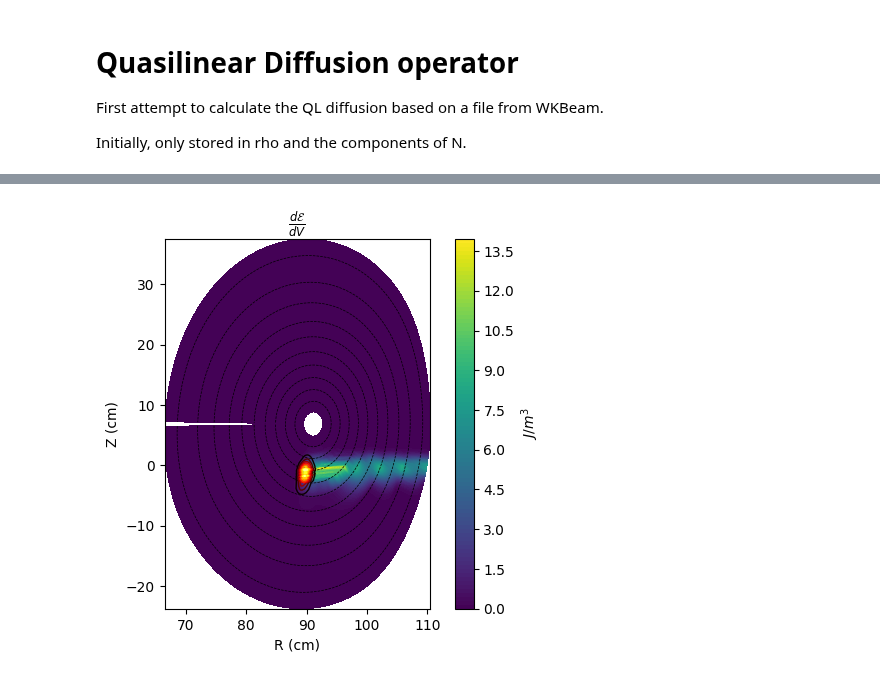
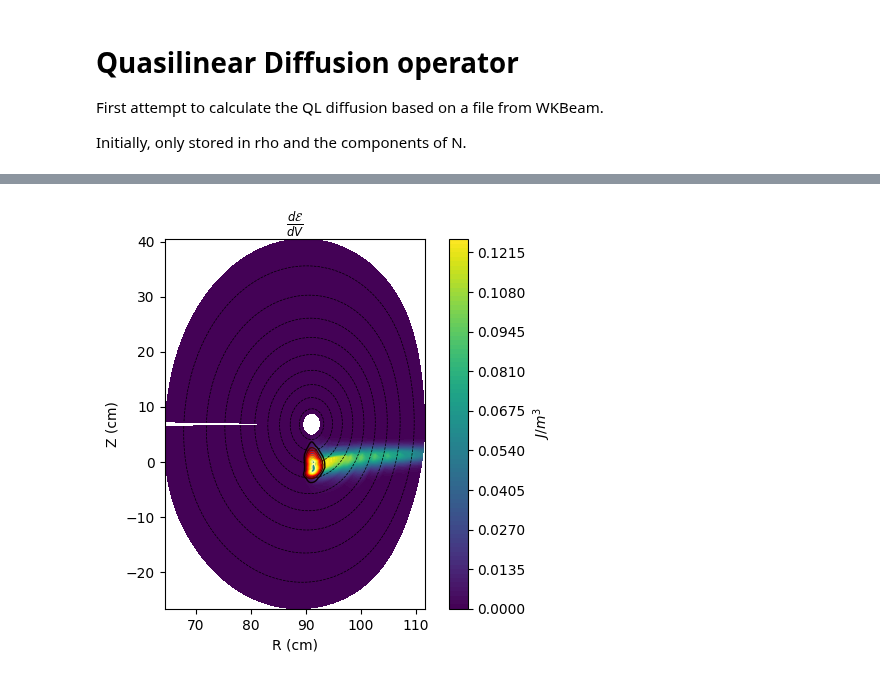
Before and after one commit to EwoutDevlaminck/WKBacca_QL, a Jupyter notebook: QL_diffusion.ipynb, the cells around one changed output, grey strips where cells are left out. Cells and saved outputs as stored; diff of their text form; code cells hidden in the pictures.

```diff
--- a/QL_diffusion.ipynb
+++ b/QL_diffusion.ipynb
@@ -15,10 +26,11 @@ from CommonModules.PlasmaEquilibrium import TokamakEquilibrium
 # %%
 #filename = '/home/devlamin/Documents/WKBeam_related/Cases_ran_before/TCV72644_1.25/No_fluct/output/L4_binned_QL.hdf5'
 #filename = '/home/devlamin/WKBacca_LUKE_cases/TCV_74302/WKBeam_results/fluct/L1_binned_QL.hdf5'
-filename = '/home/devlamin/WKBacca_QL/WKBacca_cases/TCV74302/output/L1_binned_QL.hdf5'
+filename = '/home/devlamin/WKBacca_LUKE_cases/TCV_85352_0.9/WKBeam_results/nofluct/L4_binned_QL_nonuni.hdf5'
+
+filename_Eq = '/home/devlamin/WKBacca_QL/WKBacca_cases/TCV74302/L1_raytracing.txt'
 # %%
-WhatToResolve, FreqGHz, mode, Wfct, Absorption, _, psi, d_psi, theta, d_theta, Npar, d_npar, Nperp, d_nperp = aux.read_h5file(filename)
-rho = np.sqrt(psi)
+WhatToResolve, FreqGHz, mode, Wfct, Absorption, EnergyFlux, rhobins, thetabins, Nparallelbins, Nperpbins = aux.read_h5file(filename)
 # %%
 print(Wfct.shape)
 
@@ -41,12 +42,0 @@ min(abs(theta))
-# %%
-c = 3e8
-
-dV_N = 2*np.pi* Nperp * d_nperp * d_npar
-ptV = np.zeros((len(psi), len(theta)))
-X = np.zeros((len(psi), len(theta)))
-Z = np.zeros((len(psi), len(theta)))
-
-for l, psi_val in enumerate(psi):
-    for t, theta_val in enumerate(theta):
-        X[l, t], Z[l, t] = Eq.flux_to_grid_coord(psi_val, theta_val)
-        ptV[l, t] = 2*np.pi* 1e-6* d_psi[l] * d_theta * Eq.volume_element_J(theta_val, psi_val)
@@ -74,11 +101,0 @@ ax.set_aspect('equal')
-# %%
-
-Edens =  Wfct[:,:,:,:,0] /ptV[:,:, None, None]
-#Edens /= 2*np.pi # Average over the toroidal angle
-Edens /= dV_N[None, None, None, :]
-Edens *= 4*np.pi /c * 1e6
-# With this, Edens is the toroidally averaged energy density in J/m^3/N_volume, integrated over the refractive index angle
-Abso = Absorption[:,:,:,:,0]
-Abso /= ptV[:,:, None, None]
-Abso/= dV_N[None, None, None, :]
-Abso /= 2*np.pi
@@ -182,17 +189,17 @@ plt.show()
 # %%
 plt.figure()
 ax = plt.subplot(111)
-beam = ax.contourf(X, Z, Edens_rho_Theta, 100)
+beam = ax.contourf(R, Z, Edens_rho_Theta, 100)
 PSI = np.tile(psi, (len(theta), 1)).T
 RHO = np.tile(rho, (len(theta), 1)).T
-ax.contour(X, Z, RHO, levels=10, colors='k', linestyles='dashed', linewidths=0.5)
-ax.contour(X, Z, Abs_rho_Theta, levels=np.linspace(Abs_rho_Theta_max/10, Abs_rho_Theta_max, 10), cmap='hot', linestyles='-', linewidths=1)
+ax.contour(R, Z, RHO, levels=10, colors='k', linestyles='dashed', linewidths=0.5)
+ax.contour(R, Z, Abs_rho_Theta, levels=np.linspace(Abs_rho_Theta_max/10, Abs_rho_Theta_max, 10), cmap='hot', linestyles='-', linewidths=1)
 plt.colorbar(beam, label=r'$J/m^3$')
 ax.set_aspect('equal')
 ax.set_xlabel('R (cm)')
 ax.set_ylabel('Z (cm)')
 ax.set_title(r'$\frac{d\mathcal{E}}{dV}$')
 
 plt.show()
 # %% [output]
-[figure, old version]
+[figure, new version]
```
Also changed, not shown: parts of 14 cells of this notebook, 35 other files.
